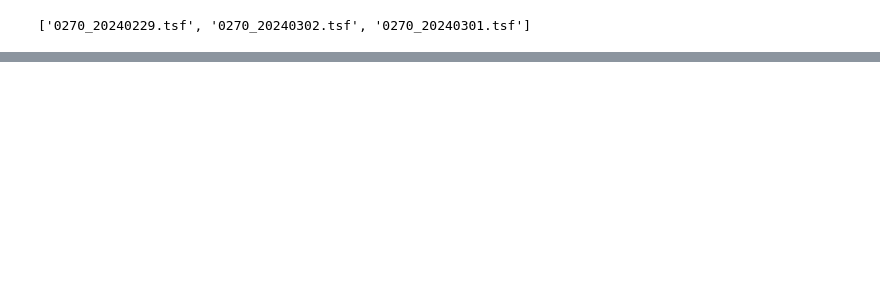
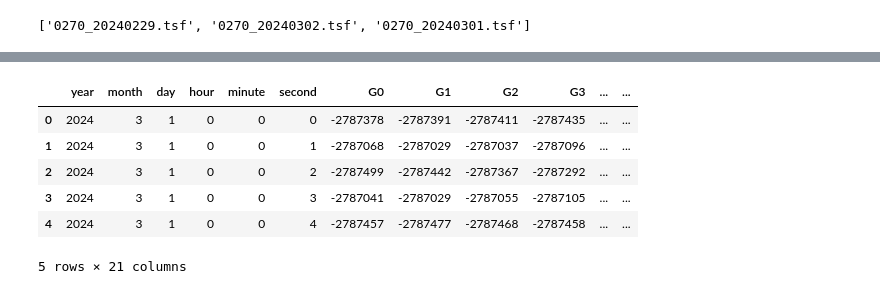
Before and after one commit to Dotido10/Gravity_file_Subdivision, a Jupyter notebook: subdivision-of-gravity-file.ipynb, the cells around one changed output, grey strips where cells are left out. Drawn from its saved outputs; the diff is of its cells as text; code cells hidden in the pictures; blank space fills up the shorter version.

Commit message:
Kaggle Notebook | Subdivision_of_gravity_file | Version 4

```diff
--- a/subdivision-of-gravity-file.ipynb
+++ b/subdivision-of-gravity-file.ipynb
@@ -25,13 +25,15 @@ name = ['year', 'month', 'day', 'hour', 'minute', 'second','G0','G1','G2','G3','
 for k in range(len(list)):
     #read list of input file
     df = pd.read_csv('/kaggle/input/gravifile/Input/'+list[k], skiprows = 42, sep=None, engine="python", names=name, header=None )
+    df.head()
 
     #Date columns plus 10 first columns from TSF file
     gravileft = df[['year', 'month', 'day', 'hour', 'minute', 'second','G0','G1','G2','G3','G4','G5','G6','G7','G8','G9']]
+    gravileft.head()
 
     #Date columns plus 5 last columns from TSF file
     graviright = df[['year', 'month', 'day', 'hour', 'minute', 'second','X','Y','Temp','Tide correction','Status']]
-
+    graviright.head()
 
     ## DataFrame df_datetime creation with datetimes columns only
     #Variables initialization
@@ -55,7 +57,7 @@ for k in range(len(list)):
 
 
     df_datetime = pd.DataFrame((zip(ye, mo, da, ho, mi, se)), columns = ['A','B','C','D','E','F'])
-
+    df_datetime.head()
 
     ### DataFrame df_gravi creation where column valueG is 0.1 second step time
     #Fraction of second list
@@ -76,12 +78,12 @@ for k in range(len(list)):
 
 
     df_gravi = pd.DataFrame(zip(ListFracs, valueG), columns = ['G','H'])
-
+    df_gravi.head()
 
 
     ## Join dataframe df_datetime and df_gravi
     join_DF = df_datetime.join(df_gravi)
-
+    join_DF.head()
 
     ## Writting  data frame to text file
     join_DF.to_csv("gravi_"+list[k], index=False, sep='\t', header=False)
@@ -158,0 +169,11 @@ os.listdir(os.getcwd()+'/Param')
+# %%
+# Example of input dataframe (columns G0 to G9 are measurement with 0.1 second step)
+df.head()
+# %% [output]
+|  | year | month | day | hour | minute | second | G0 | G1 | G2 | G3 | ... | ... |
+| 0 | 2024 | 3 | 1 | 0 | 0 | 0 | -2787378 | -2787391 | -2787411 | -2787435 | ... | ... |
+| 1 | 2024 | 3 | 1 | 0 | 0 | 1 | -2787068 | -2787029 | -2787037 | -2787096 | ... | ... |
+| 2 | 2024 | 3 | 1 | 0 | 0 | 2 | -2787499 | -2787442 | -2787367 | -2787292 | ... | ... |
+| 3 | 2024 | 3 | 1 | 0 | 0 | 3 | -2787041 | -2787029 | -2787055 | -2787105 | ... | ... |
+| 4 | 2024 | 3 | 1 | 0 | 0 | 4 | -2787457 | -2787477 | -2787468 | -2787458 | ... | ... |
+5 rows × 21 columns
```
Also changed, not shown: parts of 8 cells of this notebook.
